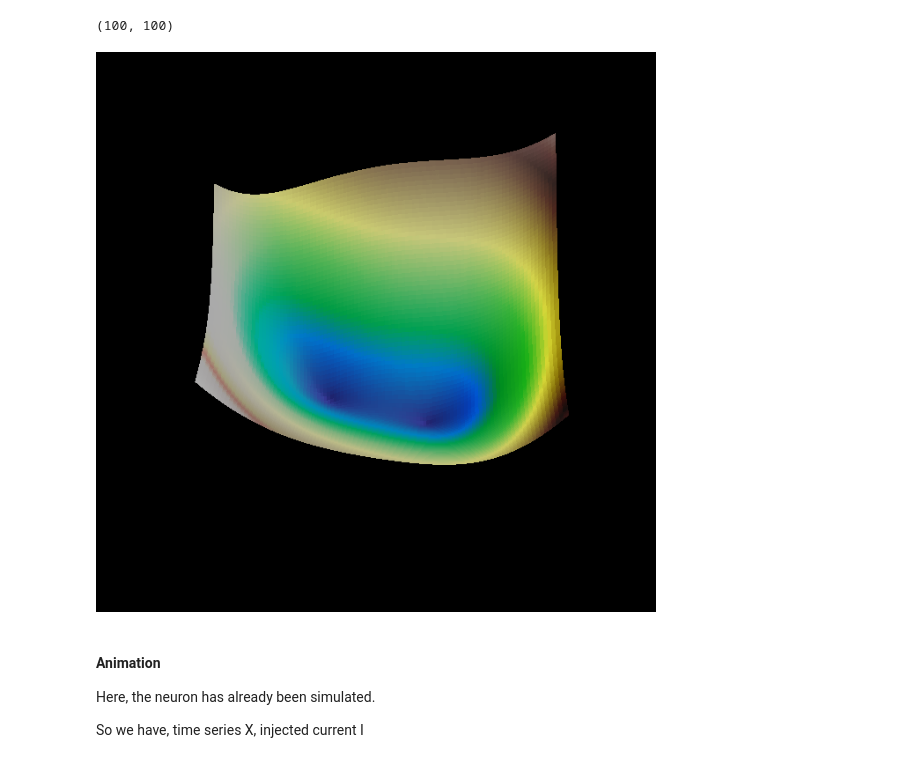
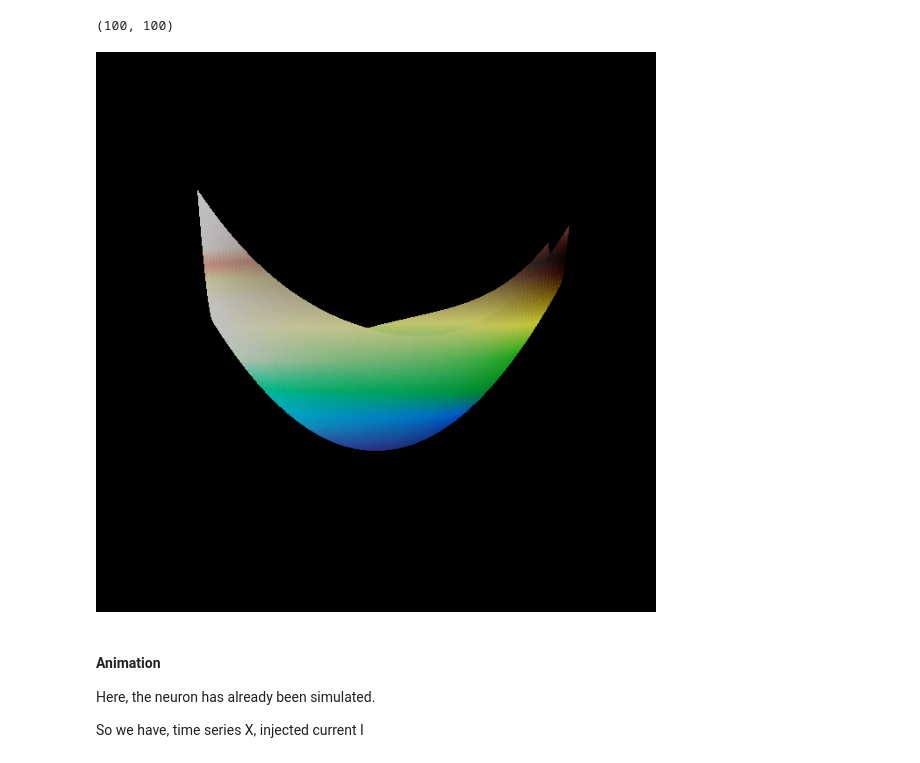
Before and after one commit to liammcs10/AQUA_project, a Jupyter notebook: surface_plots_testing.ipynb, the cells around one changed output. Saved outputs shown, nothing was run; the diff lists cells and outputs as text; code cells hidden in the pictures.

```diff
--- a/surface_plots_testing.ipynb
+++ b/surface_plots_testing.ipynb
@@ -16,39 +28,10 @@ from surface_plots import *
-# %%
-def make_Z(V, U, W, I, batch):
-    """
-    Calculate the gradient vector for each point in meshgrid and normalise.
-    """
-    N_neurons = batch.N_models
-    # first, initialise batch with mesh coords
-    x_start = np.zeros((N_neurons, 3))
-    x_start[:, 0] = V.flatten()
-    x_start[:, 1] = U.flatten()
-    x_start[:, 2] = W.flatten()
-
-    t_start = np.zeros(N_neurons)
-
-    batch.Initialise(x_start, t_start)
-
-    grad = batch.neuron_model(batch.x, 0., I)
-
-    Z = np.linalg.norm(grad, axis = 1)
-    Z = np.reshape(Z, shape = np.shape(V))
-
-    return Z
 # %%
-# neuron params will determine the dynamics.
-
-RS = {'name': 'RS', 'C': 100, 'k': 0.7, 'v_r': -60, 'v_t': -40, 'v_peak': 35,
-     'a': 0.03, 'b': -2, 'c': -50, 'd': 100, 'e': 0., 'f': 0., 'tau': 0.}
-
-
-#RS = {'name': 'RS', 'C': 100, 'k': 0.7, 'v_r': -60, 'v_t': -40, 'v_peak': 35,
-#     'a': 0.03, 'b': 5, 'c': -50, 'd': 100, 'e': 0., 'f': 0., 'tau': 0.}
-
 
 V_resolution, U_resolution = (100, 100)
 
-I = 0
+I = 200
+
+dt = 0.1
 # %%
 N_neurons = V_resolution * U_resolution
 
@@ -71,21 +54,21 @@ V, U = np.meshgrid(v_coords, u_coords)
 
 W = np.zeros(np.shape(V))
 
-Z = make_Z(V, U, W, I, batch)
+Z = make_Z(V, U, W, I, dt, batch)
 print(np.shape(Z))
 # %% [output]
 (100, 100)
 # %%
 
 fig, ax = plt.subplots(1, 1, figsize = (8, 8),
                        subplot_kw = dict(projection = '3d', facecolor = 'k'),
                         facecolor = 'k')
 
 surf = plot_surface(ax, V, U, Z)
-ax.view_init(elev = 50, azim = 270)
+ax.view_init(elev = 0, azim = 270)
 plt.show()
 # %% [output]
-[figure, old version]
+[figure, new version]
 # %% [markdown]
 #### Animation
 
```
Also changed, not shown: parts of 5 cells of this notebook, 1 other file.
